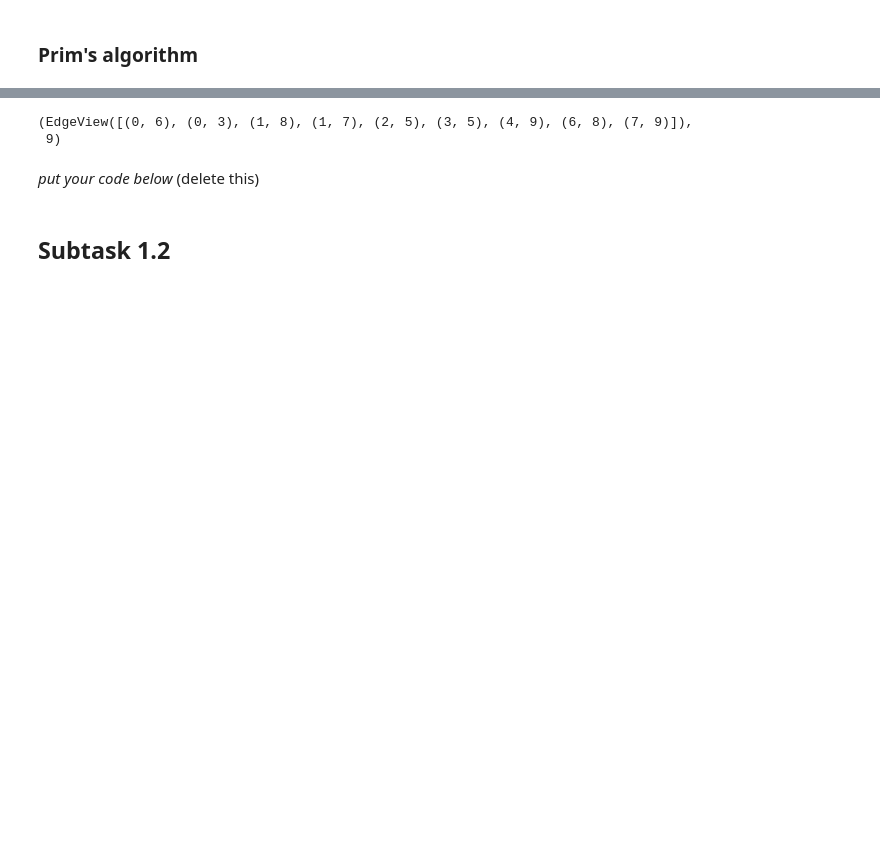
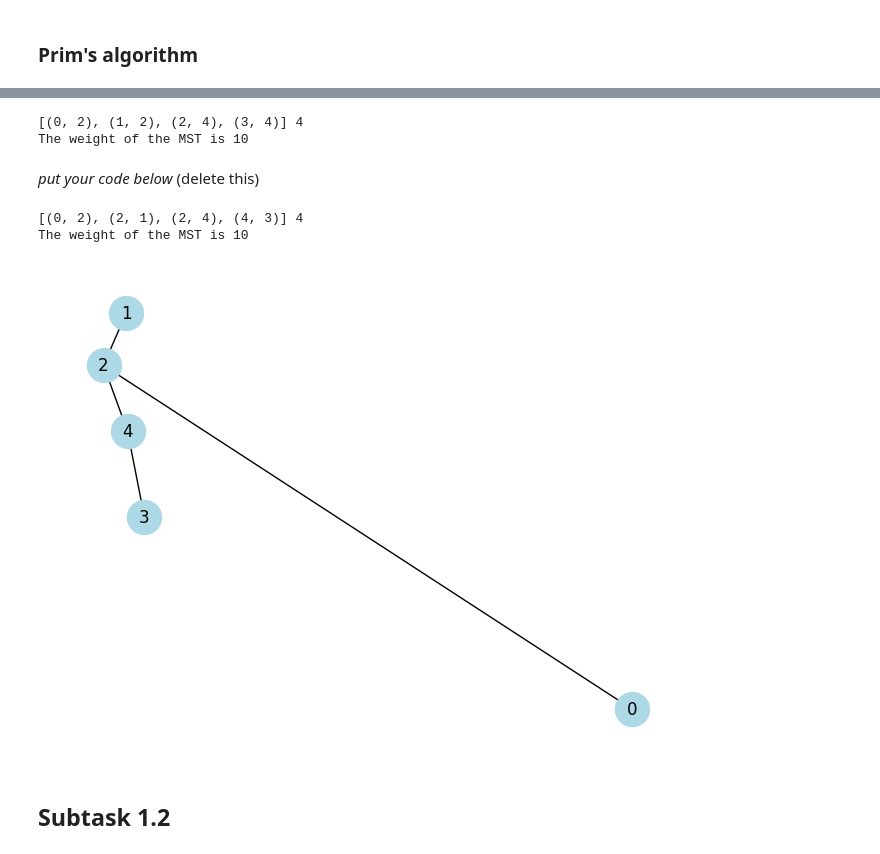
Before and after one commit to ArseniiStratiuk/Decision-Tree-Classifier-Lab, a Jupyter notebook: Lab1_trees.ipynb, the cells around one changed output, grey strips where cells are left out. Drawn from its saved outputs; the diff is of its cells as text; code cells hidden in the pictures; blank space fills up the shorter version.

```diff
--- a/Lab1_trees.ipynb
+++ b/Lab1_trees.ipynb
@@ -114,10 +154,59 @@ nx.draw(mstp, node_color='lightblue',
-# %%
-mstp.edges(), len(mstp.edges())
-# %% [output]
-(EdgeView([(0, 6), (0, 3), (1, 8), (1, 7), (2, 5), (3, 5), (4, 9), (6, 8), (7, 9)]),
- 9)
+# %%
+print(mstp.edges(), len(mstp.edges()))
+print(f'The weight of the MST is {sum([w["weight"] for _, _, w in mstp.edges(data=True)])}')
+# %% [output]
+[(0, 2), (1, 2), (2, 4), (3, 4)] 4
+The weight of the MST is 10
 # %% [markdown]
 *put your code below* (delete this)
+# %%
+def prims_mst(graph: nx.Graph) -> nx.Graph:
+    """
+    Implement Prim's algorithm to find the Minimum Spanning Tree (MST)
+    and return it as a graph.
+
+    Args:
+        graph (nx.Graph): A connected graph with weighted edges.
+
+    Returns:
+        nx.Graph: A Minimum Spanning Tree of the input graph.
+    """
+    num_nodes = len(graph.nodes)
+    selected_nodes = [False] * num_nodes
+    selected_nodes[0] = True
+    mst = nx.Graph()
+
+    while False in selected_nodes:
+        min_weight = float('inf')
+        min_edge = None
+
+        for u in range(num_nodes):
+            if selected_nodes[u]:
+                for v in range(num_nodes):
+                    if not selected_nodes[v] and graph.has_edge(u, v):
+                        weight = graph[u][v]['weight']
+                        if weight < min_weight:
+                            min_weight = weight
+                            min_edge = (u, v)
+
+        if min_edge:
+            u, v = min_edge
+            mst.add_edge(u, v, weight=min_weight)
+            selected_nodes[v] = True
+
+    return mst
+# %%
+# Test the Prim's algorithm implementation
+mst = prims_mst(G)
+nx.draw(mst, node_color='lightblue',
+        with_labels=True,
+        node_size=600)
+print(mst.edges(), len(mst.edges()))
+print(f'The weight of the MST is {sum([w["weight"] for _, _, w in mst.edges(data=True)])}')
+# %% [output]
+[(0, 2), (2, 1), (2, 4), (4, 3)] 4
+The weight of the MST is 10
+[figure, added]
 # %% [markdown]
 ## Subtask 1.2
 # %%
```
Also changed, not shown: parts of 14 cells of this notebook.
